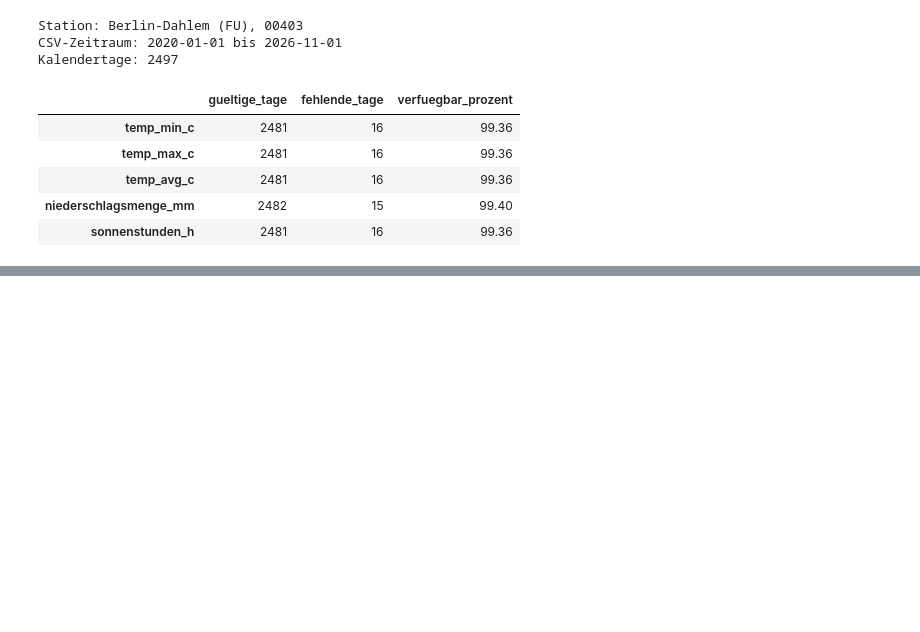
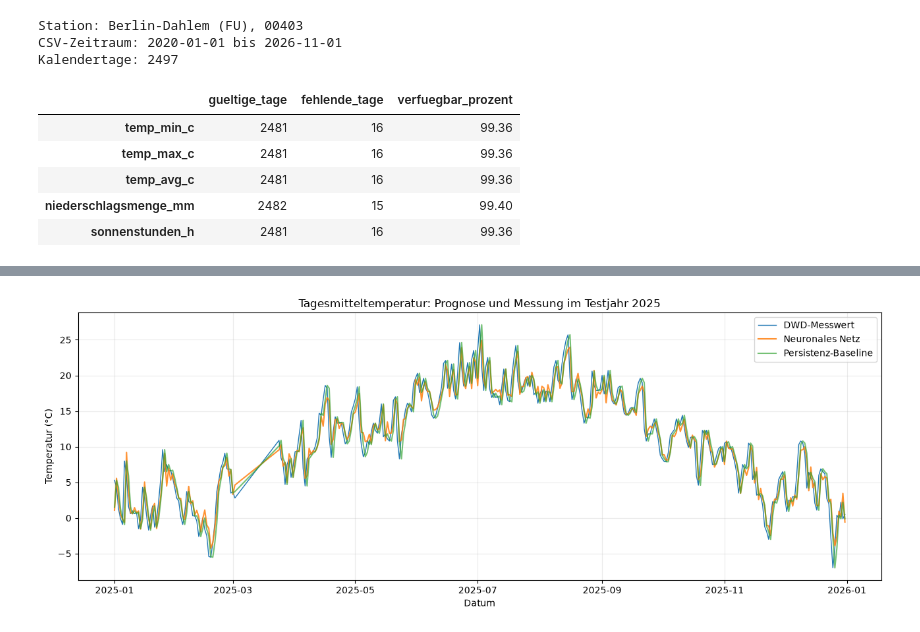
Before and after one commit to nktrsr/uebung021126_ki, a Jupyter notebook: dwd_berlin_wetterdaten_2020_heute.ipynb, the cells around one changed output, grey strips where cells are left out. Drawn from its saved outputs; the diff is of its cells as text; code cells hidden in the pictures; blank space fills up the shorter version.

```diff
--- a/dwd_berlin_wetterdaten_2020_heute.ipynb
+++ b/dwd_berlin_wetterdaten_2020_heute.ipynb
@@ -158,0 +413,20 @@ Kalendertage: 2497
+# %%
+from sklearn.neural_network import MLPRegressor
+from sklearn.pipeline import make_pipeline
+from sklearn.preprocessing import StandardScaler
+
+temperatur_modell = make_pipeline(
+    StandardScaler(),
+    MLPRegressor(
+        hidden_layer_sizes=(32, 16),
+        activation="relu",
+        solver="adam",
+        alpha=0.01,
+        max_iter=1500,
+        random_state=42,
+    ),
+)
+temperatur_modell.fit(X_train, y_train)
+
+print("Modelltraining abgeschlossen.")
+print(f"Trainingsiterationen: {temperatur_modell[-1].n_iter_}")
@@ -158,0 +491,35 @@ Kalendertage: 2497
+# %%
+import matplotlib.pyplot as plt
+
+test_ergebnisse = test_daten[["datum", zielspalte]].copy()
+test_ergebnisse["ki_prognose_c"] = ki_prognose
+test_ergebnisse["persistenz_c"] = persistenz_prognose
+
+fig, ax = plt.subplots(figsize=(13, 5))
+ax.plot(
+    test_ergebnisse["datum"],
+    test_ergebnisse[zielspalte],
+    label="DWD-Messwert",
+    linewidth=1,
+)
+ax.plot(
+    test_ergebnisse["datum"],
+    test_ergebnisse["ki_prognose_c"],
+    label="Neuronales Netz",
+    alpha=0.85,
+)
+ax.plot(
+    test_ergebnisse["datum"],
+    test_ergebnisse["persistenz_c"],
+    label="Persistenz-Baseline",
+    alpha=0.65,
+)
+ax.set_title("Tagesmitteltemperatur: Prognose und Messung im Testjahr 2025")
+ax.set_xlabel("Datum")
+ax.set_ylabel("Temperatur (°C)")
+ax.grid(alpha=0.25)
+ax.legend()
+fig.tight_layout()
+plt.show()
+# %% [output]
+[figure, added]
```
Also changed, not shown: parts of 23 cells of this notebook.
